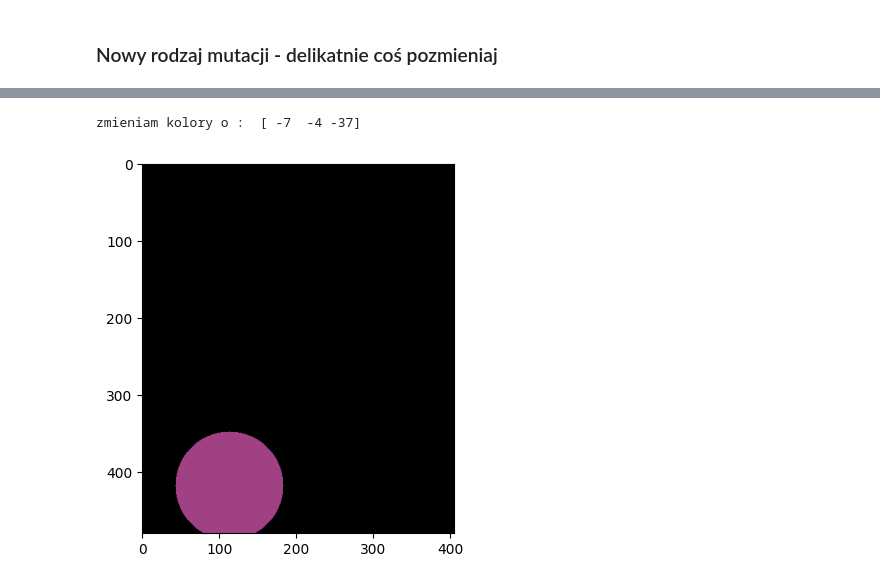
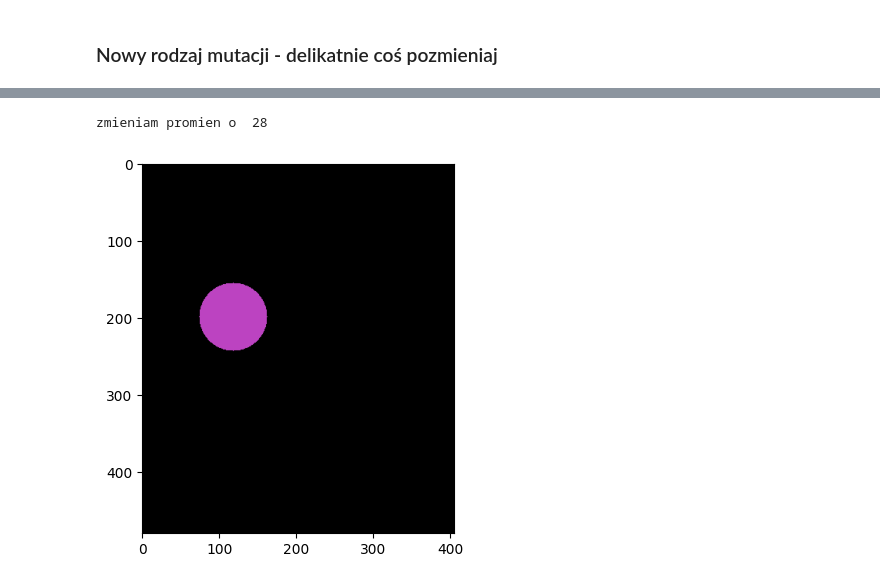
Before and after one commit to michalfica/algorytmy-ewolucyjne---projekt-, a Jupyter notebook: projekt/testing.ipynb, the cells around one changed output, grey strips where cells are left out. Saved outputs shown, nothing was run; the diff lists cells and outputs as text; code cells hidden in the pictures.

Commit message:
radius change fixed

```diff
--- a/projekt/testing.ipynb
+++ b/projekt/testing.ipynb
@@ -117,13 +117,13 @@ x.show_image()
 # %%
 import splash
 reload(splash)
 from splash import Splash
 
 
-plameczka.change_slightly(Splash.COLOR)
+plameczka.change_slightly(Splash.RADIUS)
 x.pixels_array = x.convert_to_pixels_array()
 
 x.show_image()
 # %% [output]
-zmieniam kolory o :  [ -7  -4 -37]
+zmieniam promien o  28
-[figure, old version]
+[figure, new version]
```
Also changed, not shown: parts of 2 cells of this notebook, 1 other file.
